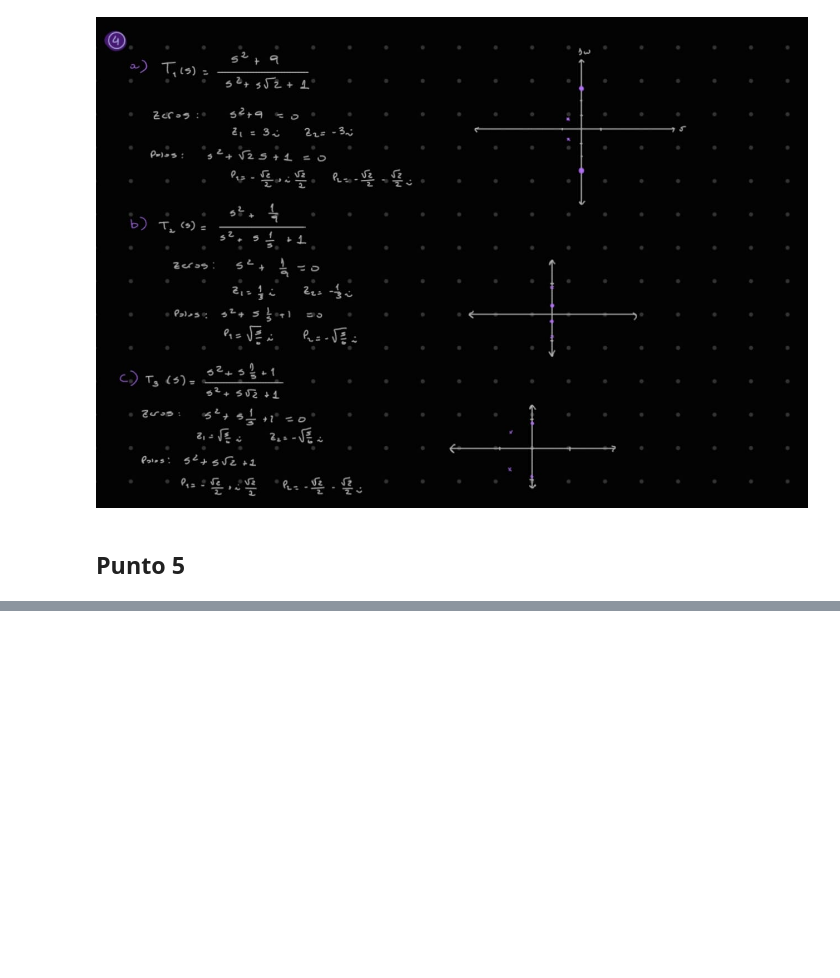
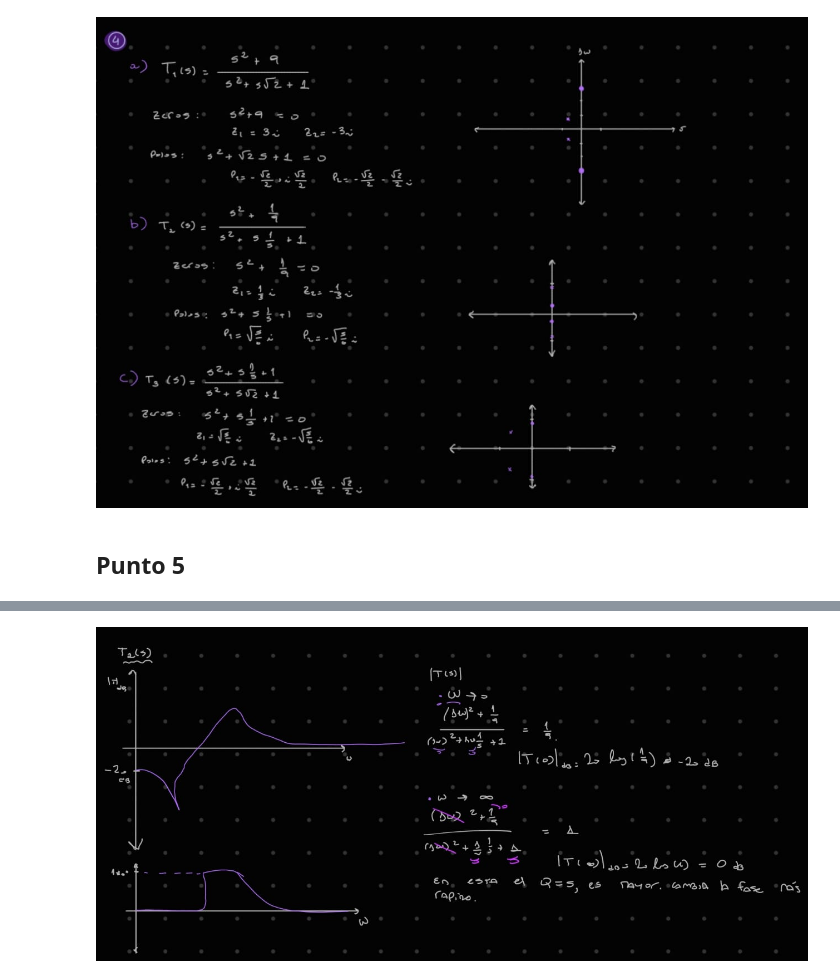
Before and after one commit to angiefantauzzofabio/APS, a Jupyter notebook: TS6/TS6.ipynb, the cells around one changed output, grey strips where cells are left out. Drawn from its saved outputs; the diff is of its cells as text; code cells hidden in the pictures; blank space fills up the shorter version.

```diff
--- a/TS6/TS6.ipynb
+++ b/TS6/TS6.ipynb
@@ -110,0 +115,4 @@ Image(filename=os.path.join("punto4.jpeg"))
+# %%
+Image(filename=os.path.join("punto5_b.jpeg"))
+# %% [output]
+[figure, added]
```
Also changed, not shown: parts of 8 cells of this notebook, 5 other files.
